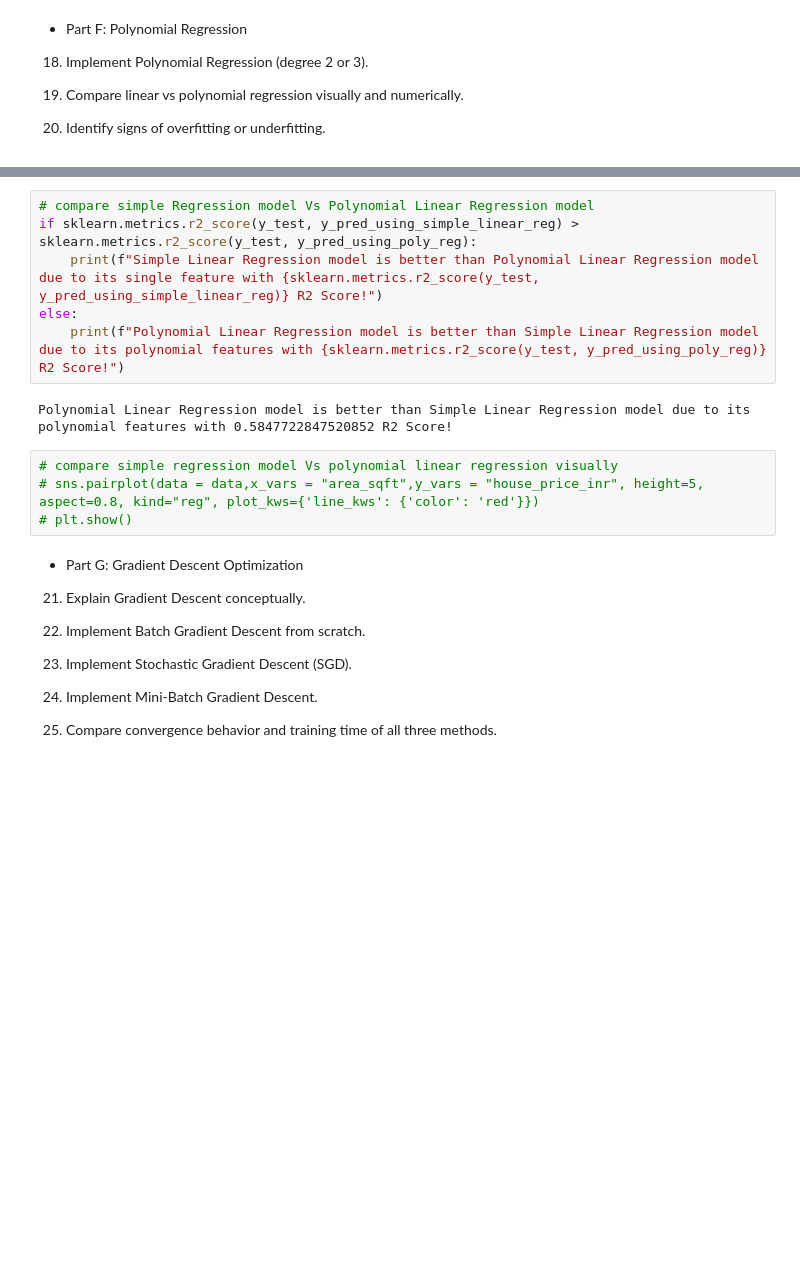
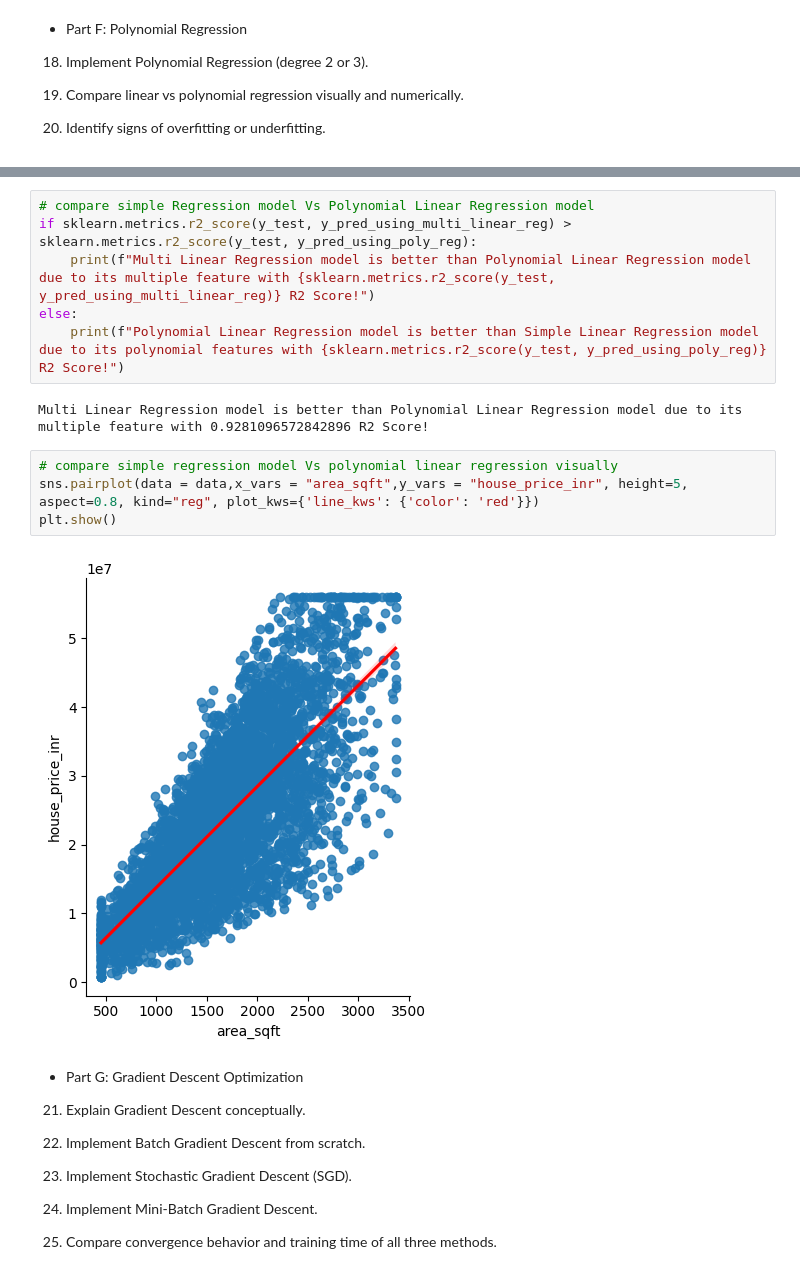
Before and after one commit to PatelSarju/sl_pr_1, a Jupyter notebook: model.ipynb, the cells around one changed output, grey strips where cells are left out. Drawn from its saved outputs; the diff is of its cells as text; blank space fills up the shorter version.

```diff
--- a/model.ipynb
+++ b/model.ipynb
@@ -210,15 +216,17 @@ Root Mean Squared Error of Polynomial Linear Regression: 66500499977566.625
 # %%
 # compare simple Regression model Vs Polynomial Linear Regression model
-if sklearn.metrics.r2_score(y_test, y_pred_using_simple_linear_reg) > sklearn.metrics.r2_score(y_test, y_pred_using_poly_reg):
-    print(f"Simple Linear Regression model is better than Polynomial Linear Regression model due to its single feature with {sklearn.metrics.r2_score(y_test, y_pred_using_simple_linear_reg)} R2 Score!")
+if sklearn.metrics.r2_score(y_test, y_pred_using_multi_linear_reg) > sklearn.metrics.r2_score(y_test, y_pred_using_poly_reg):
+    print(f"Multi Linear Regression model is better than Polynomial Linear Regression model due to its multiple feature with {sklearn.metrics.r2_score(y_test, y_pred_using_multi_linear_reg)} R2 Score!")
 else:
     print(f"Polynomial Linear Regression model is better than Simple Linear Regression model due to its polynomial features with {sklearn.metrics.r2_score(y_test, y_pred_using_poly_reg)} R2 Score!")
 # %% [output]
-Polynomial Linear Regression model is better than Simple Linear Regression model due to its polynomial features with 0.5847722847520852 R2 Score!
+Multi Linear Regression model is better than Polynomial Linear Regression model due to its multiple feature with 0.9281096572842896 R2 Score!
 # %%
 # compare simple regression model Vs polynomial linear regression visually
-# sns.pairplot(data = data,x_vars = "area_sqft",y_vars = "house_price_inr", height=5, aspect=0.8, kind="reg", plot_kws={'line_kws': {'color': 'red'}})
-# plt.show()
+sns.pairplot(data = data,x_vars = "area_sqft",y_vars = "house_price_inr", height=5, aspect=0.8, kind="reg", plot_kws={'line_kws': {'color': 'red'}})
+plt.show()
+# %% [output]
+[figure, added]
 # %% [markdown]
 - Part G: Gradient Descent Optimization
 
```
Also changed, not shown: parts of 13 cells of this notebook.
